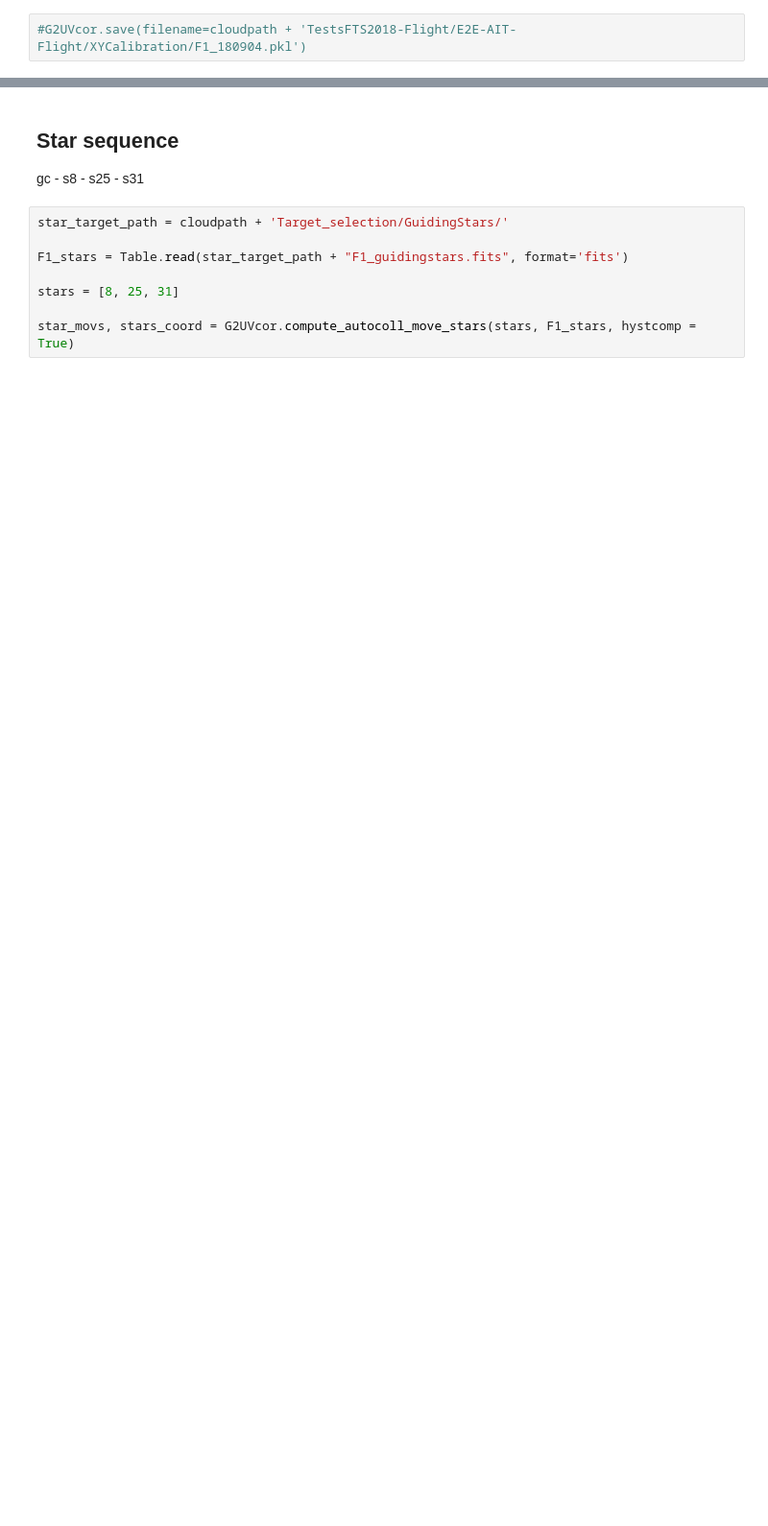
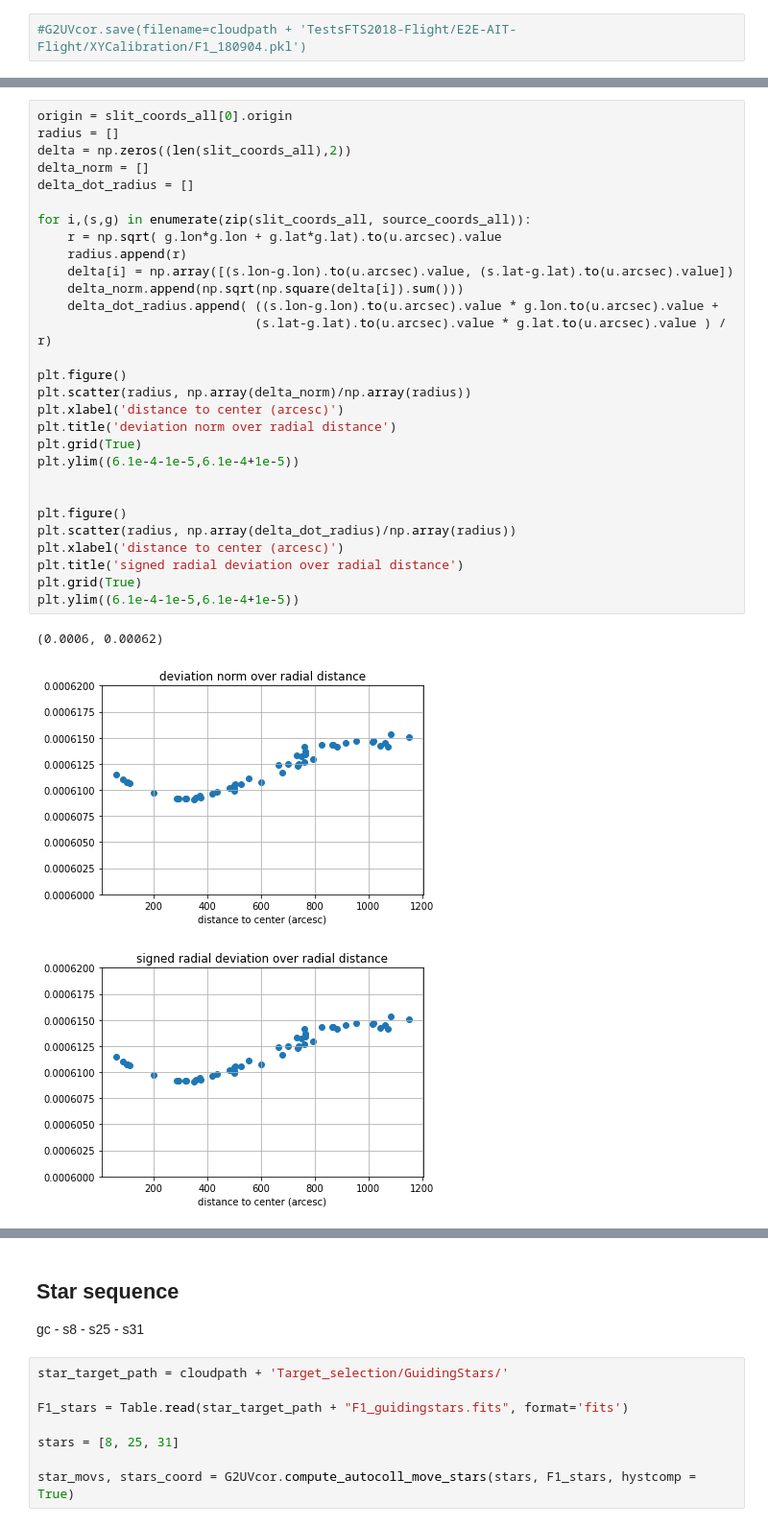
Before and after one commit to vpicouet/FireBallPipe, a Jupyter notebook: Notebook/2018/autocoll_XYcalib_180904_F1.ipynb, the cells around one changed output, grey strips where cells are left out. Shown at 96% size. Cells and saved outputs as stored; diff of their text form; blank space fills up the shorter version.

```diff
--- a/Notebook/2018/autocoll_XYcalib_180904_F1.ipynb
+++ b/Notebook/2018/autocoll_XYcalib_180904_F1.ipynb
@@ -381,0 +393,33 @@ Table length=16
+# %%
+origin = slit_coords_all[0].origin
+radius = []
+delta = np.zeros((len(slit_coords_all),2))
+delta_norm = []
+delta_dot_radius = []
+
+for i,(s,g) in enumerate(zip(slit_coords_all, source_coords_all)):
+    r = np.sqrt( g.lon*g.lon + g.lat*g.lat).to(u.arcsec).value
+    radius.append(r)
+    delta[i] = np.array([(s.lon-g.lon).to(u.arcsec).value, (s.lat-g.lat).to(u.arcsec).value])
+    delta_norm.append(np.sqrt(np.square(delta[i]).sum()))
+    delta_dot_radius.append( ((s.lon-g.lon).to(u.arcsec).value * g.lon.to(u.arcsec).value +
+                             (s.lat-g.lat).to(u.arcsec).value * g.lat.to(u.arcsec).value ) / r)
+
+plt.figure()
+plt.scatter(radius, np.array(delta_norm)/np.array(radius))
+plt.xlabel('distance to center (arcesc)')
+plt.title('deviation norm over radial distance')
+plt.grid(True)
+plt.ylim((6.1e-4-1e-5,6.1e-4+1e-5))
+
+
+plt.figure()
+plt.scatter(radius, np.array(delta_dot_radius)/np.array(radius))
+plt.xlabel('distance to center (arcesc)')
+plt.title('signed radial deviation over radial distance')
+plt.grid(True)
+plt.ylim((6.1e-4-1e-5,6.1e-4+1e-5))
+# %% [output]
+(0.0006, 0.00062)
+[figure, added]
+[figure, added]
```
Also changed, not shown: parts of 15 cells of this notebook, 5 other files.
